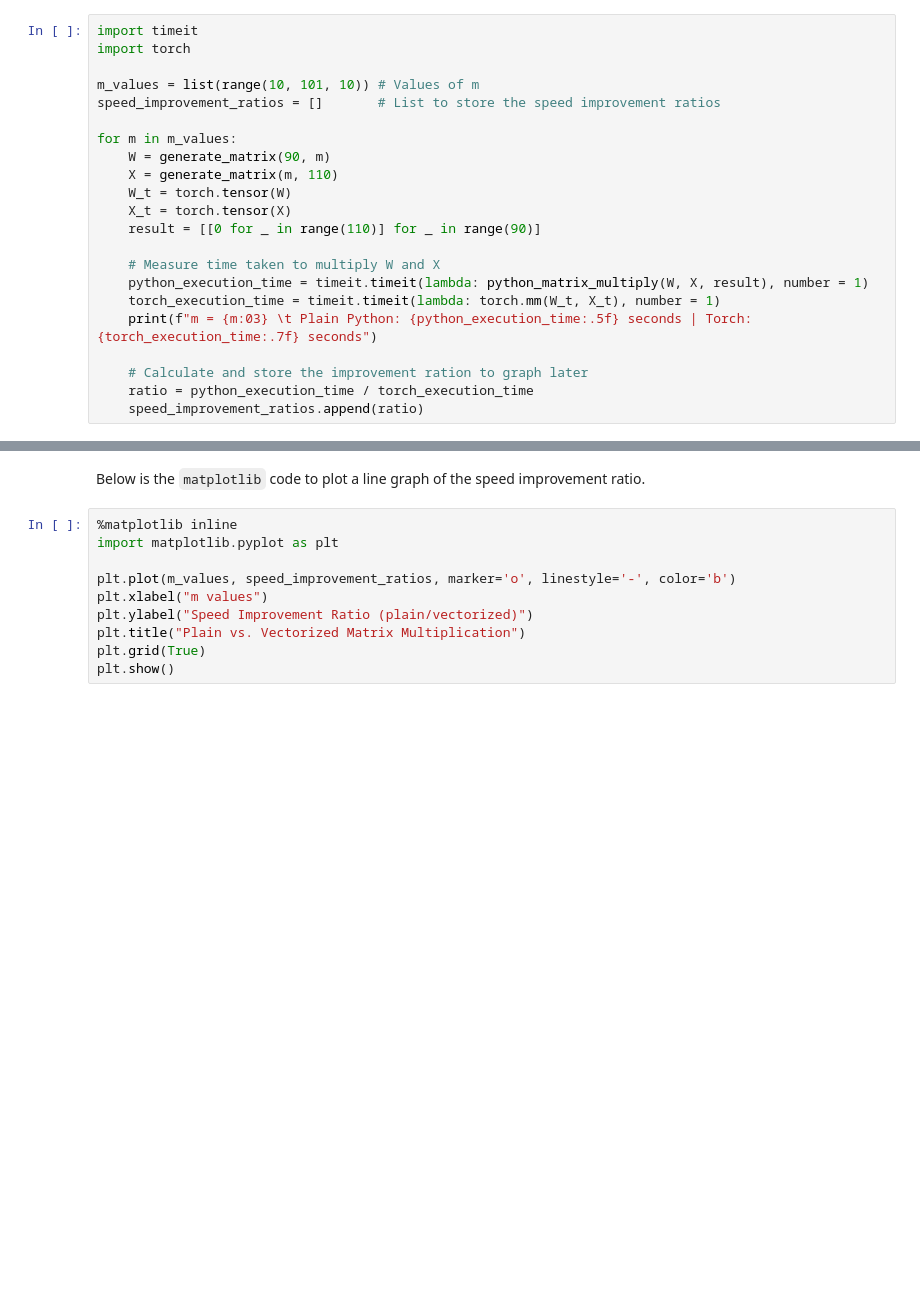
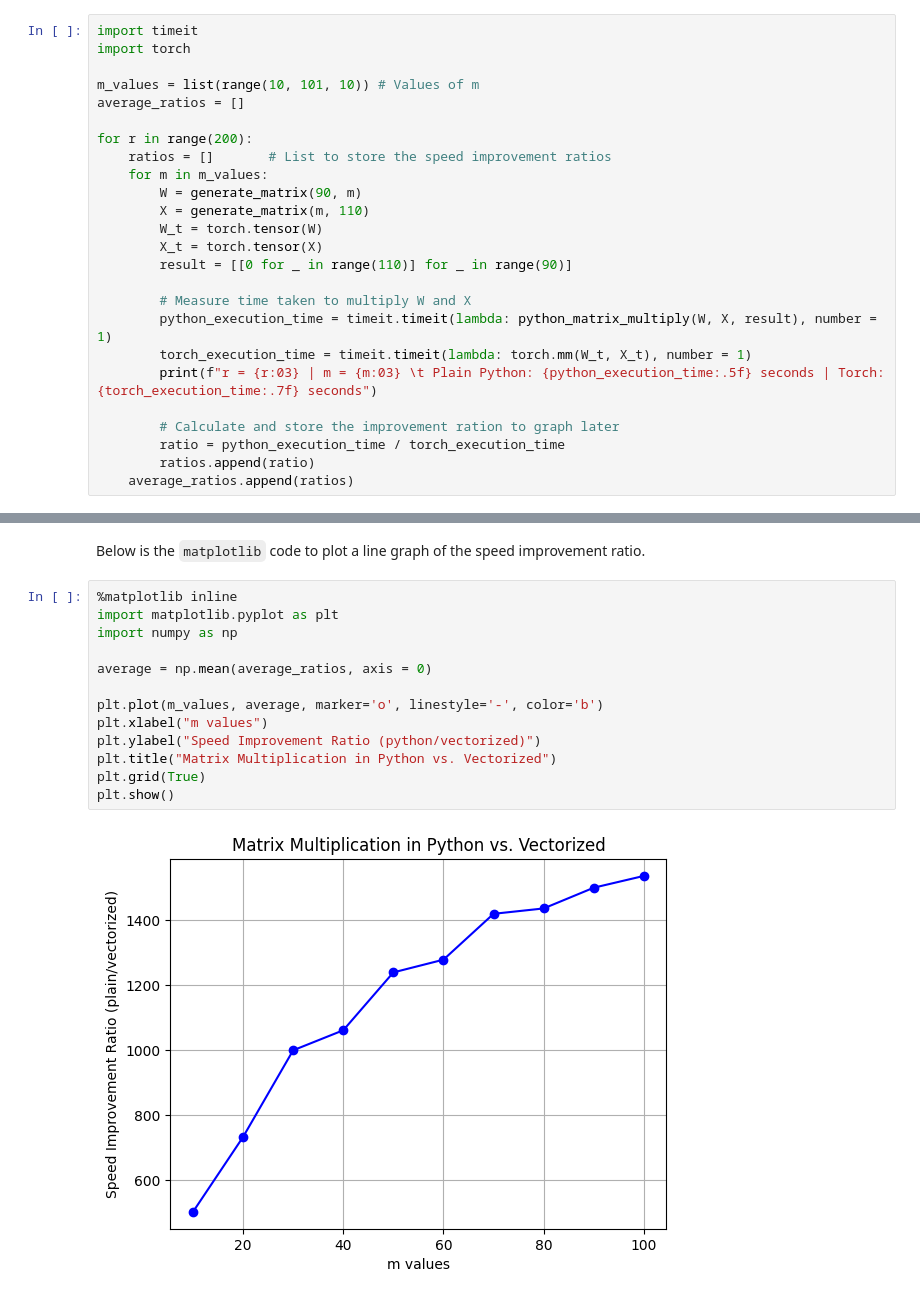
Before and after one commit to leavism-learning/csc671-tensor-matrix-multiplication, a Jupyter notebook: tensorized-mm.ipynb, the cells around one changed output, grey strips where cells are left out. Saved outputs shown, nothing was run; the diff lists cells and outputs as text; blank space fills up the shorter version.

Commit message:
Changed timing loops so that we can graph the average improvement
Ran the timing loop 200 times, so that we can graph the average of the 20,000 timing runs to get a better picture of the improvements.

```diff
--- a/tensorized-mm.ipynb
+++ b/tensorized-mm.ipynb
@@ -39,20 +39,23 @@ import timeit
 import torch
 
 m_values = list(range(10, 101, 10)) # Values of m
-speed_improvement_ratios = []       # List to store the speed improvement ratios
+average_ratios = []
 
-for m in m_values:
-    W = generate_matrix(90, m)
-    X = generate_matrix(m, 110)
-    W_t = torch.tensor(W)
-    X_t = torch.tensor(X)
-    result = [[0 for _ in range(110)] for _ in range(90)]
+for r in range(200):
+    ratios = []       # List to store the speed improvement ratios
+    for m in m_values:
+        W = generate_matrix(90, m)
+        X = generate_matrix(m, 110)
+        W_t = torch.tensor(W)
+        X_t = torch.tensor(X)
+        result = [[0 for _ in range(110)] for _ in range(90)]
 
-    # Measure time taken to multiply W and X
-    python_execution_time = timeit.timeit(lambda: python_matrix_multiply(W, X, result), number = 1)
-    torch_execution_time = timeit.timeit(lambda: torch.mm(W_t, X_t), number = 1)
-    print(f"m = {m:03} \t Plain Python: {python_execution_time:.5f} seconds | Torch: {torch_execution_time:.7f} seconds")
+        # Measure time taken to multiply W and X
+        python_execution_time = timeit.timeit(lambda: python_matrix_multiply(W, X, result), number = 1)
+        torch_execution_time = timeit.timeit(lambda: torch.mm(W_t, X_t), number = 1)
+        print(f"r = {r:03} | m = {m:03} \t Plain Python: {python_execution_time:.5f} seconds | Torch: {torch_execution_time:.7f} seconds")
 
-    # Calculate and store the improvement ration to graph later
-    ratio = python_execution_time / torch_execution_time
-    speed_improvement_ratios.append(ratio)
+        # Calculate and store the improvement ration to graph later
+        ratio = python_execution_time / torch_execution_time
+        ratios.append(ratio)
+    average_ratios.append(ratios)
@@ -61,10 +82,15 @@ Below is the `matplotlib` code to plot a line graph of the speed improvement rat
 # %%
 %matplotlib inline
 import matplotlib.pyplot as plt
+import numpy as np
 
-plt.plot(m_values, speed_improvement_ratios, marker='o', linestyle='-', color='b')
+average = np.mean(average_ratios, axis = 0)
+
+plt.plot(m_values, average, marker='o', linestyle='-', color='b')
 plt.xlabel("m values")
-plt.ylabel("Speed Improvement Ratio (plain/vectorized)")
-plt.title("Plain vs. Vectorized Matrix Multiplication")
+plt.ylabel("Speed Improvement Ratio (python/vectorized)")
+plt.title("Matrix Multiplication in Python vs. Vectorized")
 plt.grid(True)
 plt.show()
+# %% [output]
+[figure, added]
```
Also changed, not shown: parts of 1 cell of this notebook.
